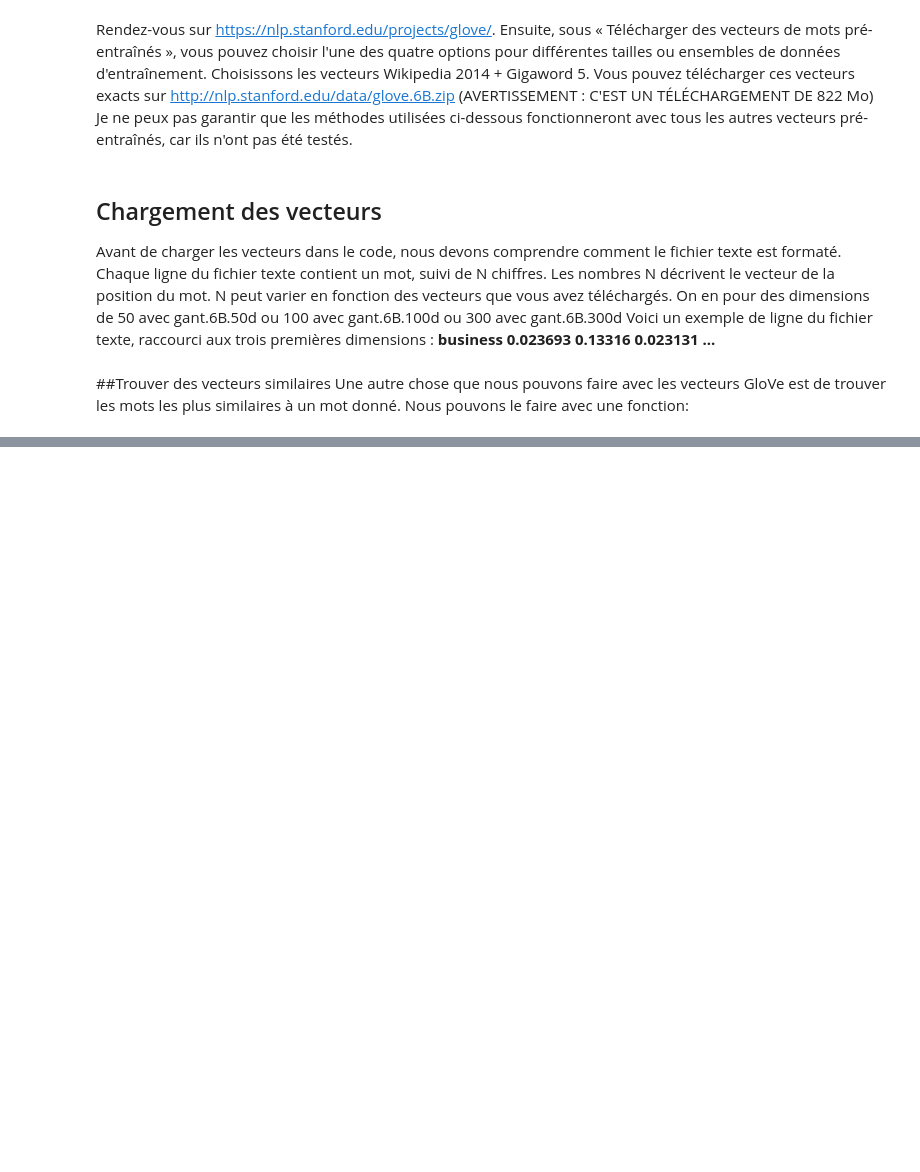
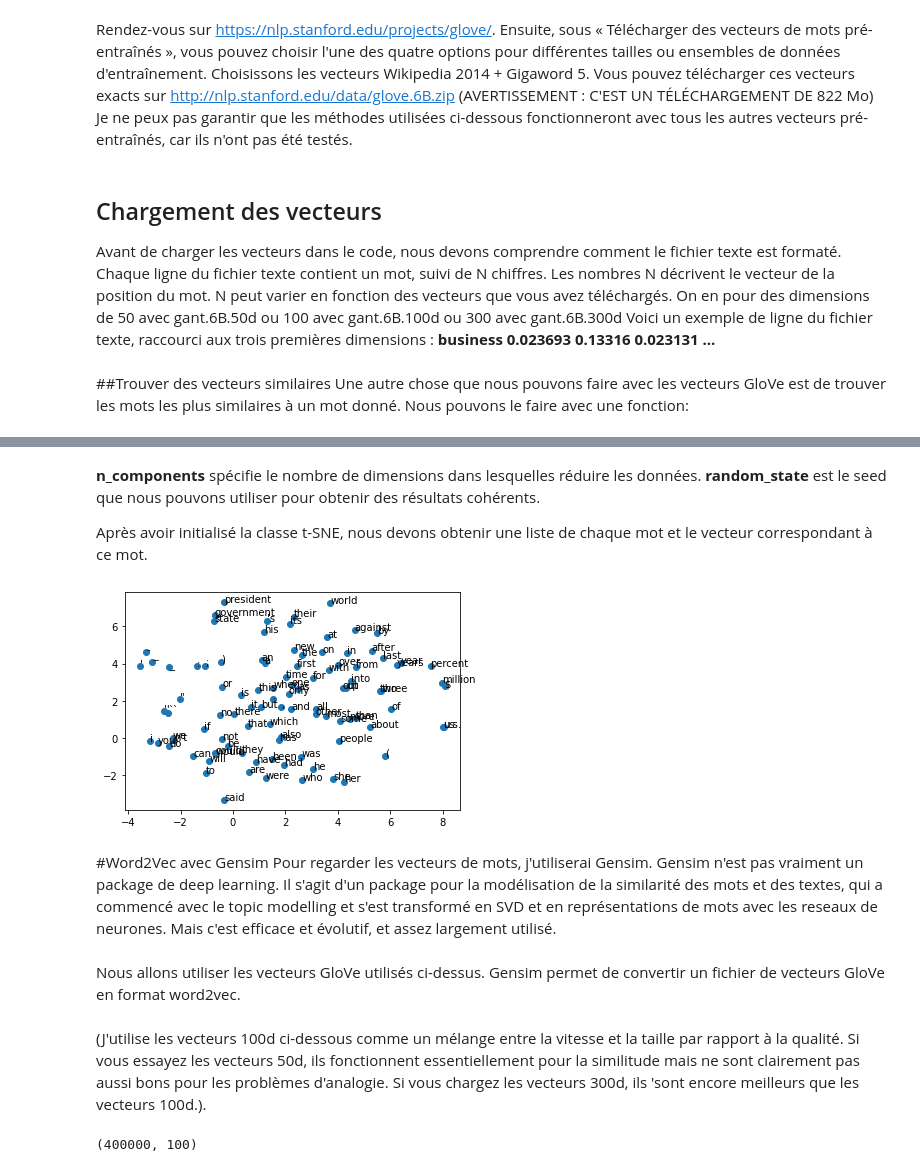
Before and after one commit to MamadouBousso/IAProjects, a Jupyter notebook: GloveETGensimExemple.ipynb, the cells around one changed output, grey strips where cells are left out. Drawn from its saved outputs; the diff is of its cells as text; code cells hidden in the pictures; blank space fills up the shorter version.

```diff
--- a/GloveETGensimExemple.ipynb
+++ b/GloveETGensimExemple.ipynb
@@ -59,0 +104,26 @@ def trouver_mot_similaire()
+# %%
+tsne = TSNE(n_components=2, random_state=0)
+# %% [markdown]
+**n_components** spécifie le nombre de dimensions dans lesquelles réduire les données.
+**random_state** est le seed que nous pouvons utiliser pour obtenir des résultats cohérents.
+
+Après avoir initialisé la classe t-SNE, nous devons obtenir une liste de chaque mot et le vecteur correspondant à ce mot.
+# %%
+words =  list(embeddings_dict.keys())
+vectors = [embeddings_dict[word] for word in words]
+# %%
+Y = tsne.fit_transform(vectors[:100])
+# %%
+plt.scatter(Y[:, 0], Y[:, 1])
+for label, x, y in zip(words, Y[:, 0], Y[:, 1]):
+    plt.annotate(label, xy=(x, y), xytext=(0, 0), textcoords="offset points")
+plt.show()
+# %% [output]
+[figure, added]
+# %% [markdown]
+#Word2Vec avec Gensim
+Pour regarder les vecteurs de mots, j'utiliserai Gensim. Gensim n'est pas vraiment un package de deep learning. Il s'agit d'un package pour la modélisation de la similarité des mots et des textes, qui a commencé avec le topic modelling et s'est transformé en SVD et en représentations de mots avec les reseaux de neurones. Mais c'est efficace et évolutif, et assez largement utilisé.
+# %% [markdown]
+Nous allons utiliser les vecteurs GloVe utilisés ci-dessus. Gensim permet de convertir un fichier de vecteurs GloVe en format word2vec.
+# %% [markdown]
+(J'utilise les vecteurs 100d ci-dessous comme un mélange entre la vitesse et la taille par rapport à la qualité. Si vous essayez les vecteurs 50d, ils fonctionnent essentiellement pour la similitude mais ne sont clairement pas aussi bons pour les problèmes d'analogie. Si vous chargez les vecteurs 300d, ils 'sont encore meilleurs que les vecteurs 100d.).
@@ -59,0 +136,6 @@ def trouver_mot_similaire()
+# %%
+glove_file = datapath('/content/drive/MyDrive/Colab Notebooks/deep-learning-v2-pytorch/word2vec-embeddings/glove.6B/glove.6B.100d.txt')
+word2vec_glove_file = get_tmpfile("glove.6B.100d.word2vec.txt")
+glove2word2vec(glove_file, word2vec_glove_file)
+# %% [output]
+(400000, 100)
```
Also changed, not shown: parts of 25 cells of this notebook.
